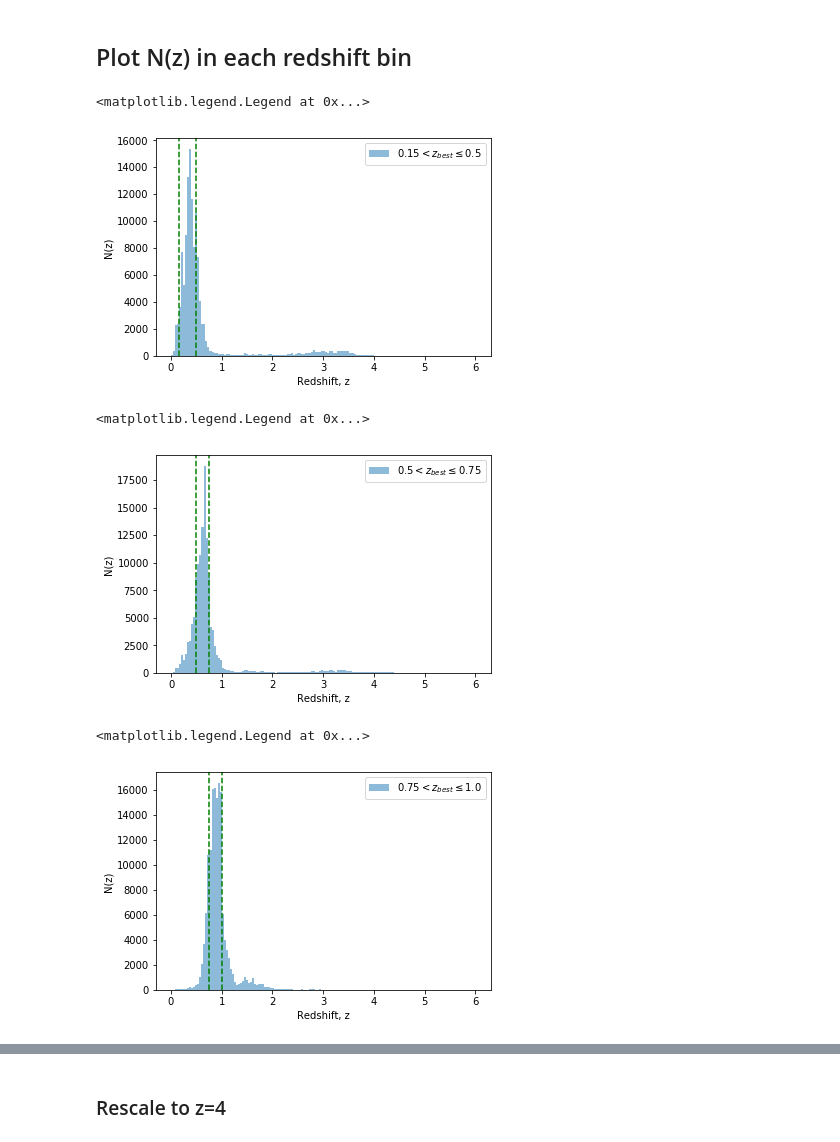
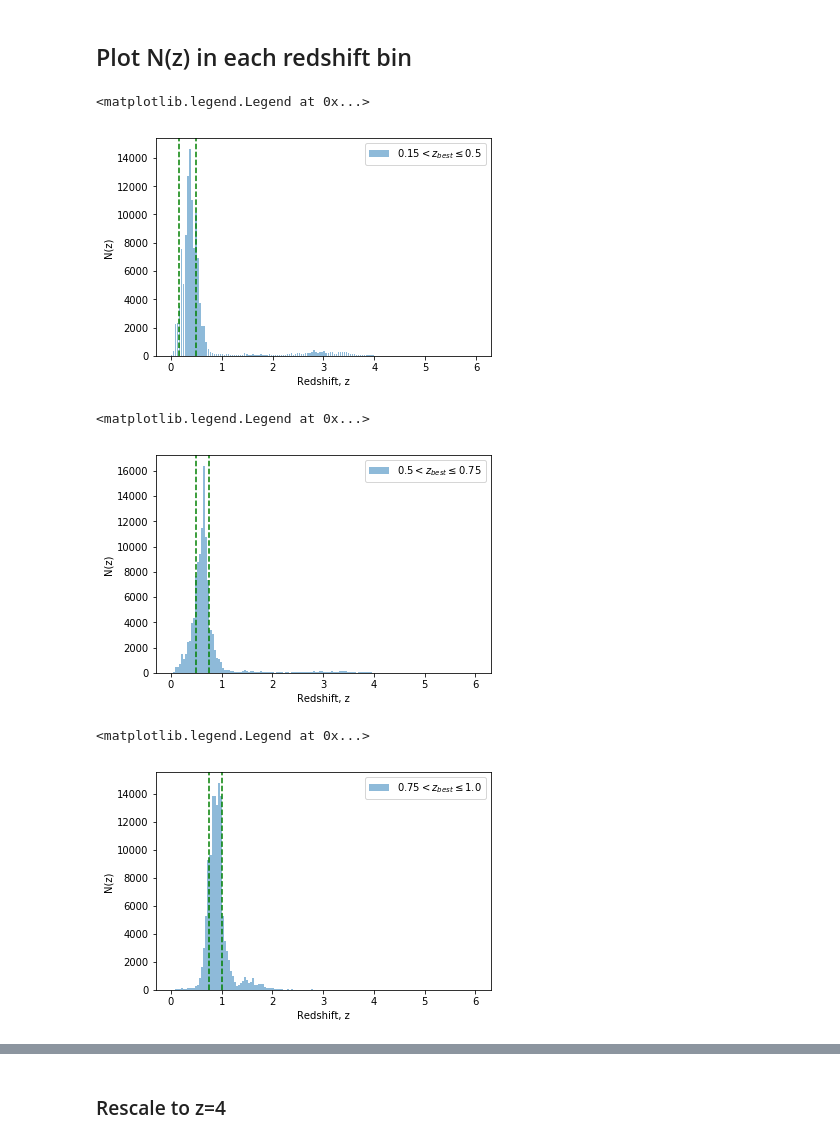
Before and after one commit to LSSTDESC/DEHSC_LSS, a Jupyter notebook: cosmos_reweighting/N(z)_4_redshift bins.ipynb, the cells around one changed output, grey strips where cells are left out. Cells and saved outputs as stored; diff of their text form; code cells hidden in the pictures.

```diff
--- a/cosmos_reweighting/N(z)_4_redshift bins.ipynb
+++ b/cosmos_reweighting/N(z)_4_redshift bins.ipynb
@@ -26,7 +26,7 @@ import scipy.spatial as spatial
 ## Import data
 # %%
 #The COSMOS 30-band data matched to some of the HSC data in the COSMOS field
-cosmos_matched_path= '../../../cosmos_matched_hsc_1arcsec.fits'
+cosmos_matched_path= '../../../cosmos_matched_SNcut_hsc_1arcsec.fits'
 hdulist = fits.open(cosmos_matched_path)
 cosmos_matched_data = hdulist[1].data
 cosmos_matched_columns= hdulist[1].columns
@@ -190,17 +190,17 @@ N_p_est_bin4= Nz(weights_per_bin_bin4, weights_tot_bin4, N_photo_tot_bin4)
 ## Plot N(z) in each redshift bin
 # %%
 #Bin 1
-plt.bar(bins[:-1],N_p_est_bin1, width= 0.04, align='edge', alpha=0.5, label= '$0.15< z_{best}\leq 0.5$')
+plt.bar(bins[:-1],N_p_est_bin1, width= 0.02666, align='edge', alpha=0.5, label= '$0.15< z_{best}\leq 0.5$')
 plt.xlabel('Redshift, z')
 plt.ylabel('N(z)')
 
 plt.axvline(x=0.15, ls='dashed', color='g')
 plt.axvline(x=0.5, ls='dashed', color='g')
 
 plt.legend()
 # %% [output]
 <matplotlib.legend.Legend at 0x...>
-[figure, old version]
+[figure, new version]
 # %%
 #Bin 2
 plt.bar(bins[:-1],N_p_est_bin2, width= 0.04, align='edge',alpha=0.5,label= '$0.5< z_{best}\leq 0.75$')
@@ -212,7 +212,7 @@ plt.axvline(x=0.75, ls='dashed', color='g')
 plt.legend()
 # %% [output]
 <matplotlib.legend.Legend at 0x...>
-[figure, old version]
+[figure, new version]
 # %%
 #Bin 3
 plt.bar(bins[:-1],N_p_est_bin3, width= 0.04, align='edge',alpha=0.5,label='$0.75< z_{best}\leq 1.0$')
@@ -224,7 +224,7 @@ plt.axvline(x=1.0, ls='dashed', color='g')
 plt.legend()
 # %% [output]
 <matplotlib.legend.Legend at 0x...>
-[figure, old version]
+[figure, new version]
 # %%
 #Bin 4
 plt.bar(bins[:-1],N_p_est_bin4, width= 0.04, align='edge',alpha=0.5,label='$1.0< z_{best}\leq 1.5$' )
```
Also changed, not shown: parts of 4 cells of this notebook, 4 other files.
